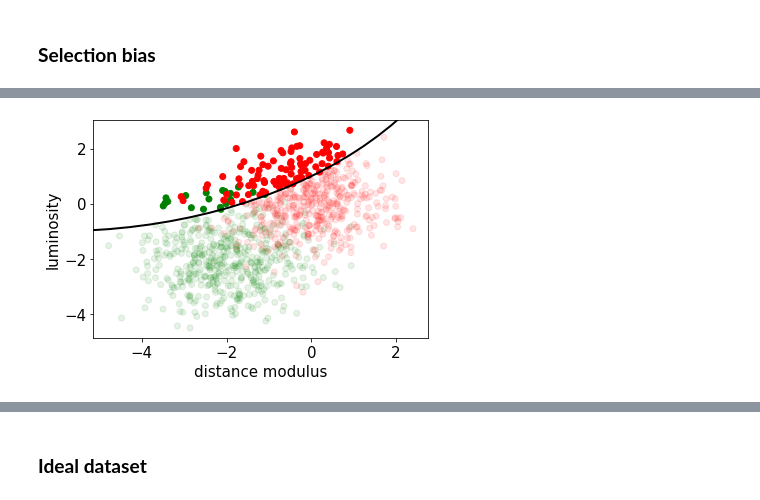
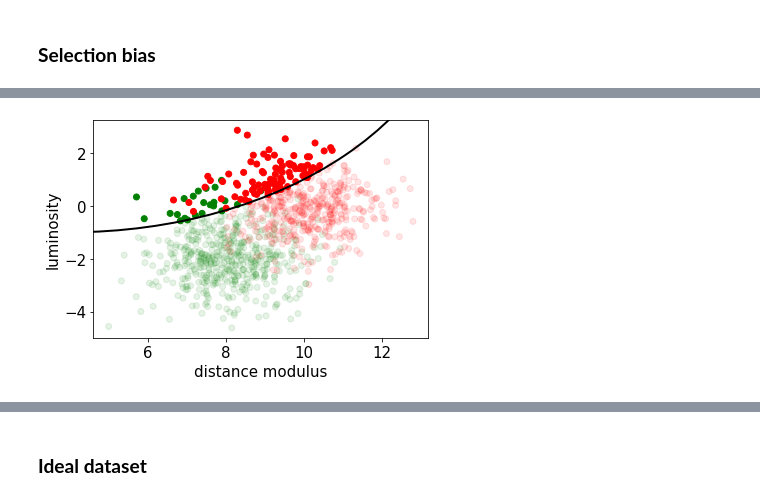
Before and after one commit to tomasplsek/AstroML, a Jupyter notebook: 02_decision_tree.ipynb, the cells around one changed output, grey strips where cells are left out. Saved outputs shown, nothing was run; the diff lists cells and outputs as text; code cells hidden in the pictures.

```diff
--- a/02_decision_tree.ipynb
+++ b/02_decision_tree.ipynb
@@ -186,29 +186,29 @@ pd.DataFrame({"Height" : height, "Width" : width, "Species" : y})
 # %%
 # generate data
-dist1 = np.random.multivariate_normal([-2, -2], [[1, 0], [0, 1]], size=500)
-dist2 = np.random.multivariate_normal([0, 0], [[1, 0], [0, 1]], size=500)
+dist1 = np.random.multivariate_normal([8, -2], [[1, 0], [0, 1]], size=500)
+dist2 = np.random.multivariate_normal([10, 0], [[1, 0], [0, 1]], size=500)
 
 # plot data
-x0, y0, r = -6, 9, 10
+x0, y0, r = 4, 9, 10
 opacities1 = np.where(np.sqrt((dist1[:,0]-x0)**2 + (dist1[:,1]-y0)**2) < r, 1, 0.1)
 colors1 = np.ones((500,3)) * np.array([0, 128, 0]) / 255
 colors1 = np.column_stack((colors1, opacities1))
 
 opacities2 = np.where(np.sqrt((dist2[:,0]-x0)**2 + (dist2[:,1]-y0)**2) < r, 1, 0.1)
 colors2 = np.ones((500,3)) * np.array([255, 0, 0]) / 255
 colors2 = np.column_stack((colors2, opacities2))
 
 fig, ax = plt.subplots()
 ax.scatter(dist1[:, 0], dist1[:, 1], c=colors1)
 ax.scatter(dist2[:, 0], dist2[:, 1], c=colors2);
 
 circle = plt.Circle((x0, y0), r, color="black", fill=False, lw=2)
 ax.add_artist(circle);
 
 ax.set_xlabel("distance modulus")
 ax.set_ylabel("luminosity");
 # %% [output]
-[figure, old version]
+[figure, new version]
 # %% [markdown]
 #### **Example: Hot Jupiters**
 
```
Also changed, not shown: parts of 14 cells of this notebook.
